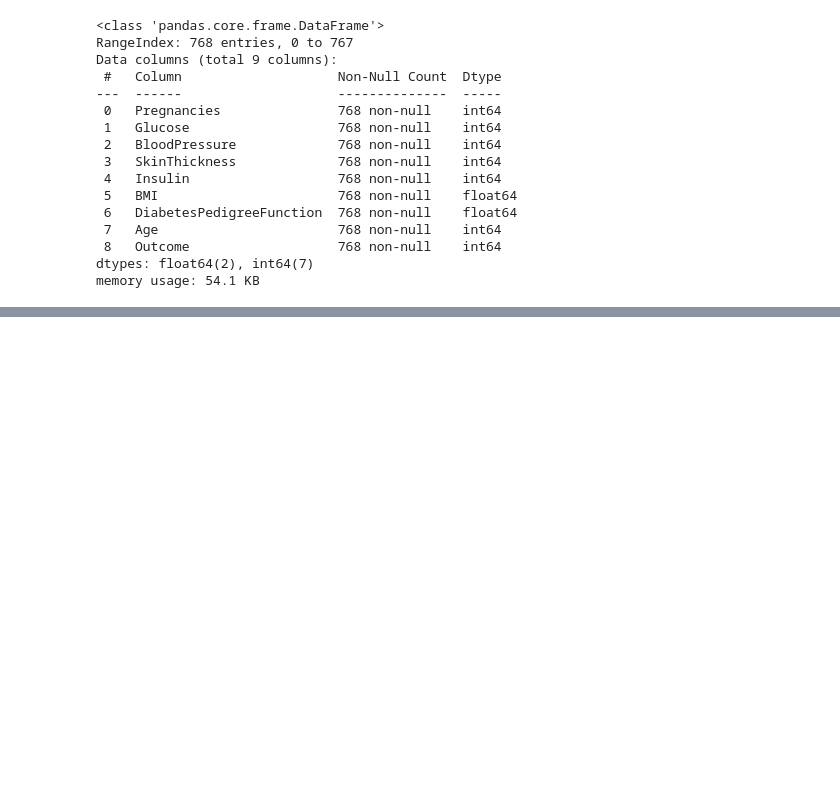
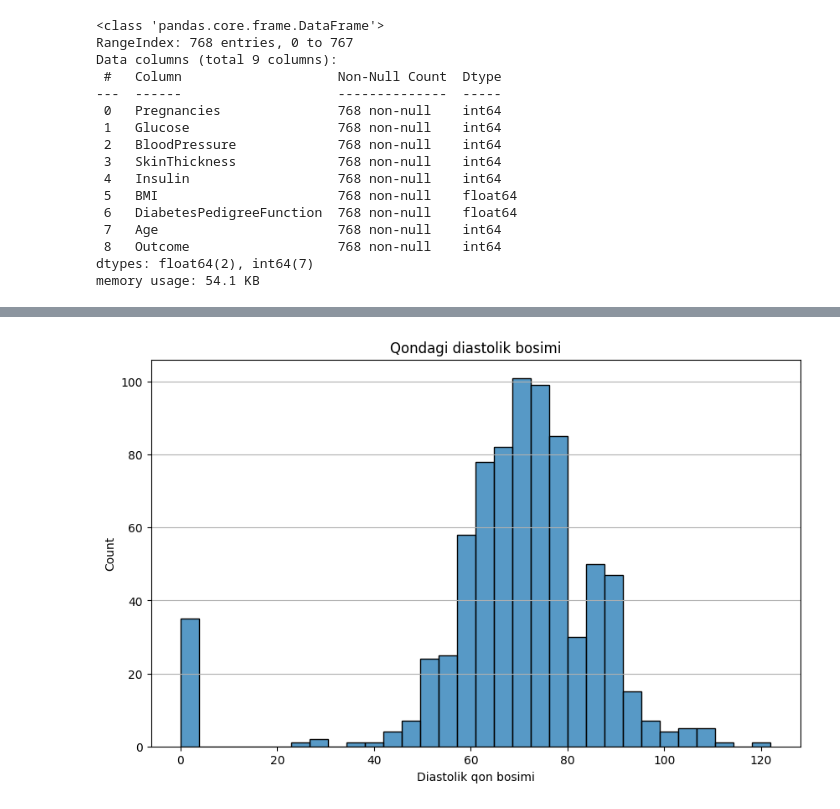
Before and after one commit to izzat-ai/learning-ai, a Jupyter notebook: projects/diabet_project/diabetes_project.ipynb, the cells around one changed output, grey strips where cells are left out. Cells and saved outputs as stored; diff of their text form; code cells hidden in the pictures; blank space fills up the shorter version.

```diff
--- a/projects/diabet_project/diabetes_project.ipynb
+++ b/projects/diabet_project/diabetes_project.ipynb
@@ -49,0 +71,10 @@ Datasetimizdagi ustunlar :
+# %%
+# yurak dam olgan paytdagi bosim taqsimotini ko'ramiz - diastolik qon bosimi
+plt.figure(figsize=(10, 6))
+sns.histplot(data=df, x='BloodPressure')
+plt.title("Qondagi diastolik bosimi")
+plt.xlabel("Diastolik qon bosimi")
+plt.grid(axis='y')
+plt.show()
+# %% [output]
+[figure, added]
```
Also changed, not shown: parts of 5 cells of this notebook.
